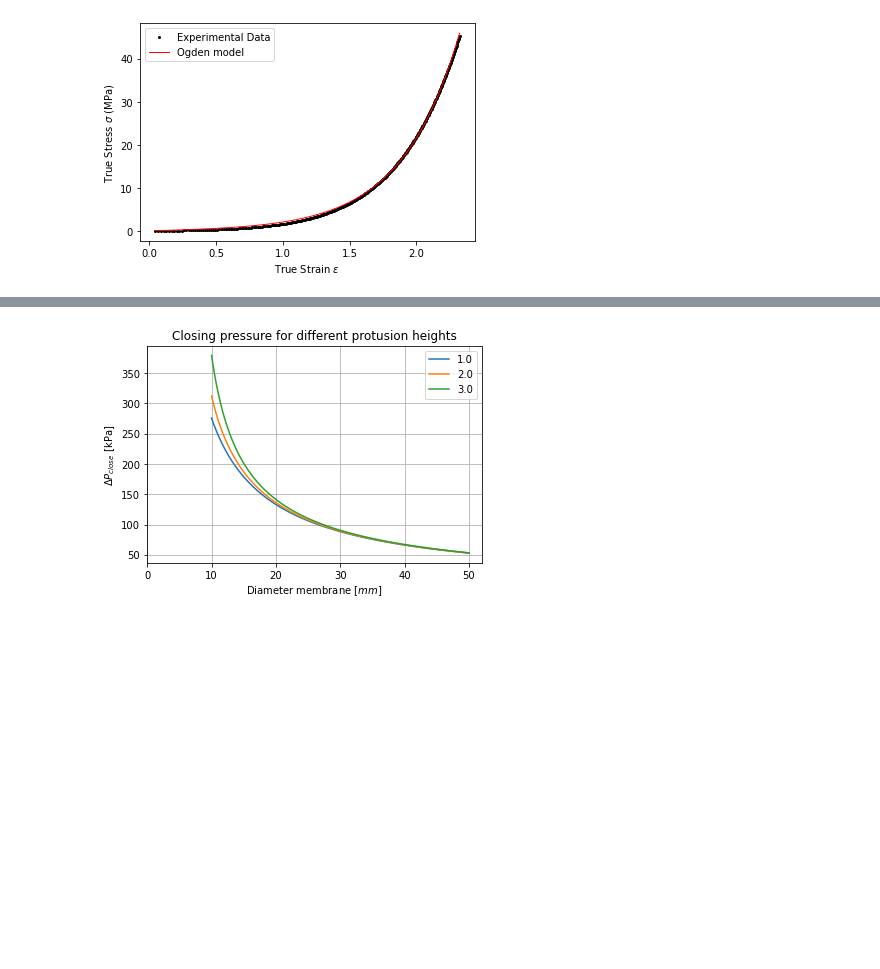
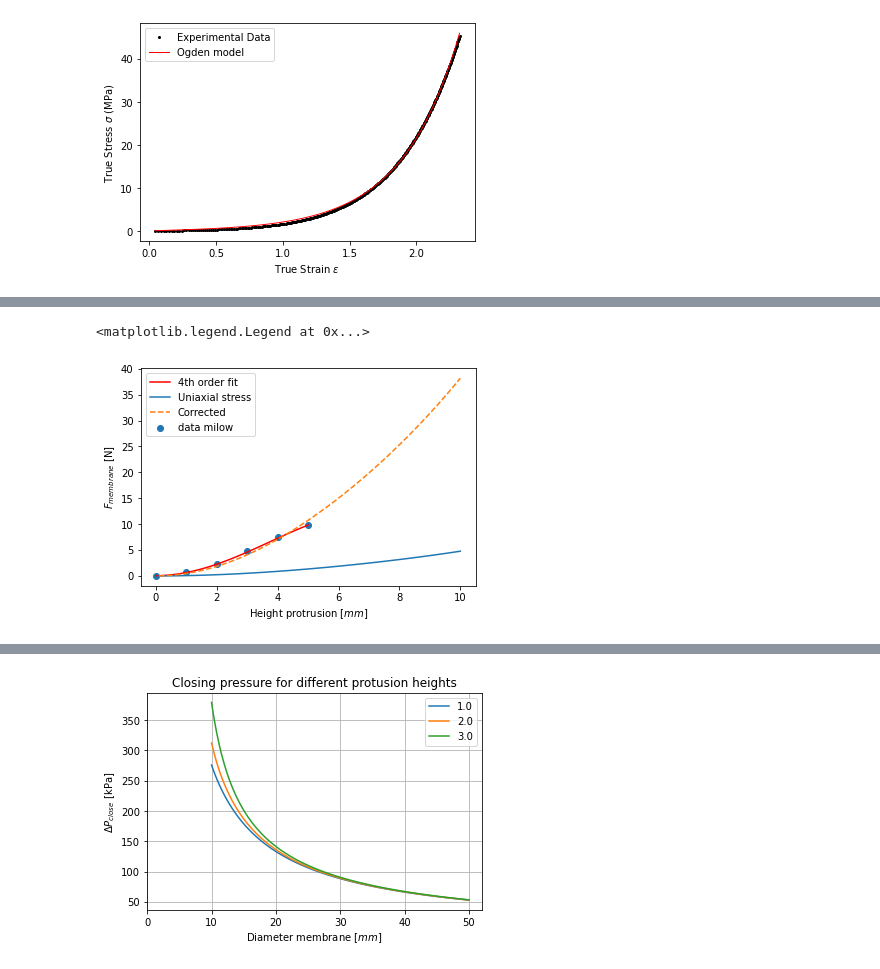
Before and after one commit to Olviel/Soft-Robotics-Materials-Database_forked, a Jupyter notebook: ICRA2023 Tutorial FT29 Towards an accessible soft robotics toolbox and validation test rig/opening_pressure.ipynb, the cells around one changed output, grey strips where cells are left out. Saved outputs shown, nothing was run; the diff lists cells and outputs as text; code cells hidden in the pictures; blank space fills up the shorter version.

```diff
--- a/ICRA2023 Tutorial FT29 Towards an accessible soft robotics toolbox and validation test rig/opening_pressure.ipynb
+++ b/ICRA2023 Tutorial FT29 Towards an accessible soft robotics toolbox and validation test rig/opening_pressure.ipynb
@@ -168,3 +185,32 @@ Text(0, 0.5, '$\\Delta P_{open}$ [Pa]')
+# %%
+#Data from milo
+#Values from figure 23
+D_c= np.linspace(0,5,6)
+F_d = [0, 0.75, 2.25, 4.8, 7.5,9.8]
+
+
+#Extract coefficients for 4th order fit
+#coefficients = np.polyfit(D_c,F_d,4)
+
+#Coefficients from appendix E
+coefficients = [-4.39e-3, -1.93e-2,58.53e-2, 6.01e-2, 3.58e-2]
+
+#Create a polynomial curce for this function
+p= np.poly1d(coefficients)
+
+D_c_fit = np.linspace(0,5,100)
+F_d_fit = p(D_c_fit)
+
+plt.scatter(D_c,F_d,label='data milow')
+plt.plot(D_c_fit,F_d_fit,color='red', label='4th order fit')
+plt.plot(h*1000, F_membrane,label='Uniaxial stress')
+plt.plot(h*1000, F_membrane_correction,label='Corrected', linestyle ='--')
+plt.xlabel('Height protrusion [$mm$]')
+plt.ylabel('$F_{membrane}$ [N]')
+plt.legend()
+# %% [output]
+<matplotlib.legend.Legend at 0x...>
+[figure, added]
 # %%
 def compute_P_open(h, optim_parameters, order, ID, t_inlet, D, t_membrane):
     """
```
Also changed, not shown: parts of 6 cells of this notebook.
